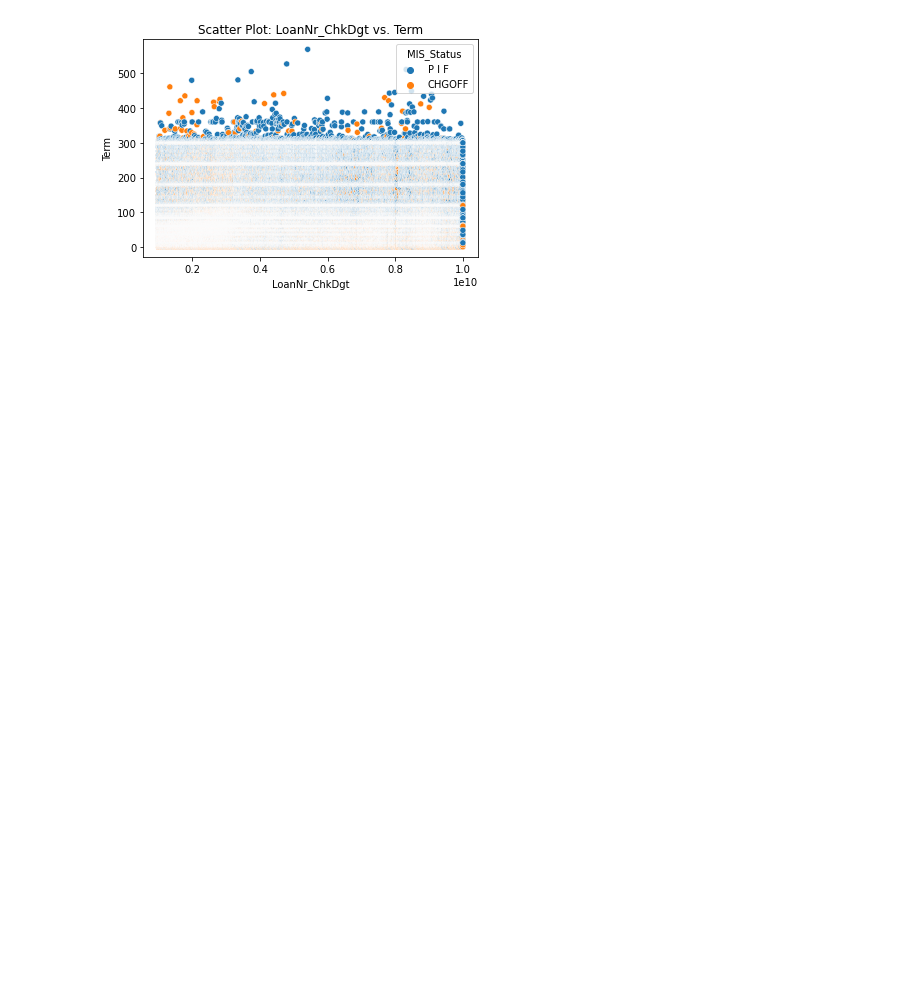
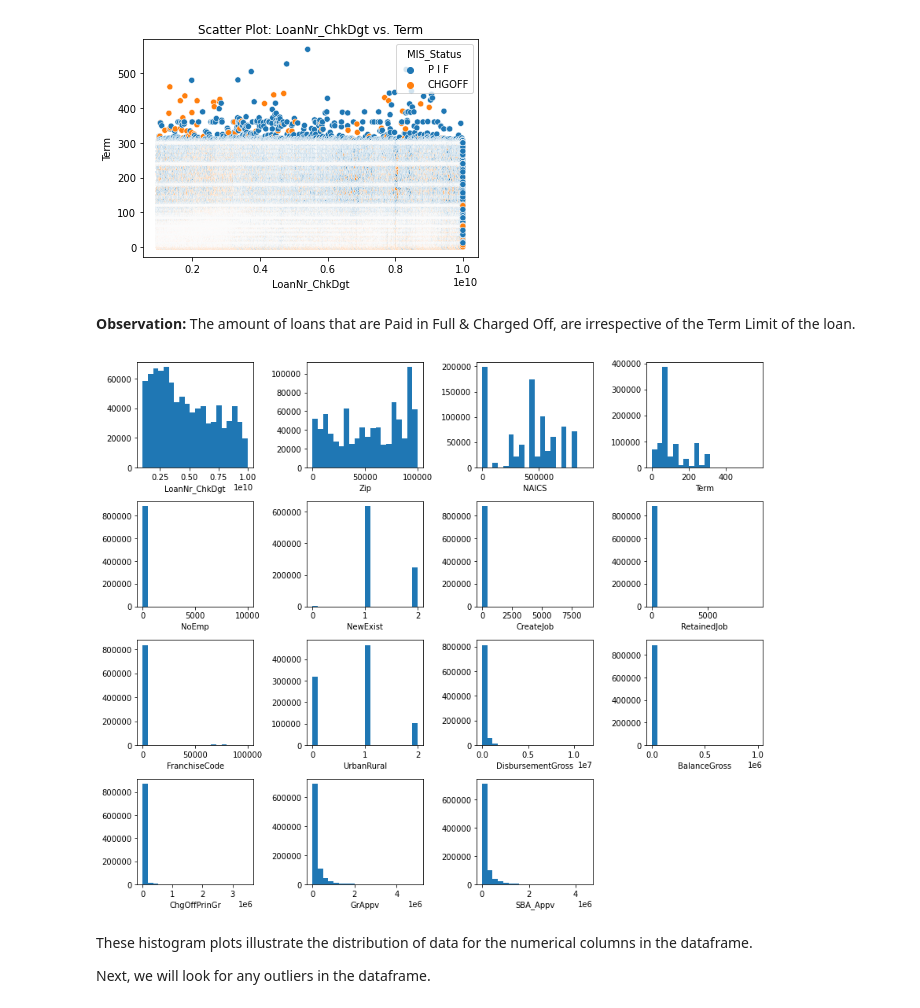
Before and after one commit to LynneMutwiri/Credit_Worthiness_of_Small_Businesses, a Jupyter notebook: SBA.ipynb, the cells around one changed output. Saved outputs shown, nothing was run; the diff lists cells and outputs as text; code cells hidden in the pictures; blank space fills up the shorter version.

```diff
--- a/SBA.ipynb
+++ b/SBA.ipynb
@@ -258,3 +268,19 @@ plt.title('Scatter Plot: LoanNr_ChkDgt vs. Term')
 plt.show()
 # %% [output]
 [figure]
+# %% [markdown]
+<b> Observation: </b> The amount of loans that are Paid in Full & Charged Off, are irrespective of the Term Limit of the loan.
+# %%
+plt.figure(figsize=(12, 10))
+for i, feature in enumerate(df.select_dtypes("number"), 1):
+ plt.subplot(4, 4, i)
+ plt.hist(df[feature], bins=20)
+ plt.xlabel(feature)
+plt.tight_layout()
+plt.show()
+# %% [output]
+[figure, added]
+# %% [markdown]
+These histogram plots illustrate the distribution of data for the numerical columns in the dataframe.
+
+Next, we will look for any outliers in the dataframe.
```
Also changed, not shown: parts of 30 cells of this notebook.
